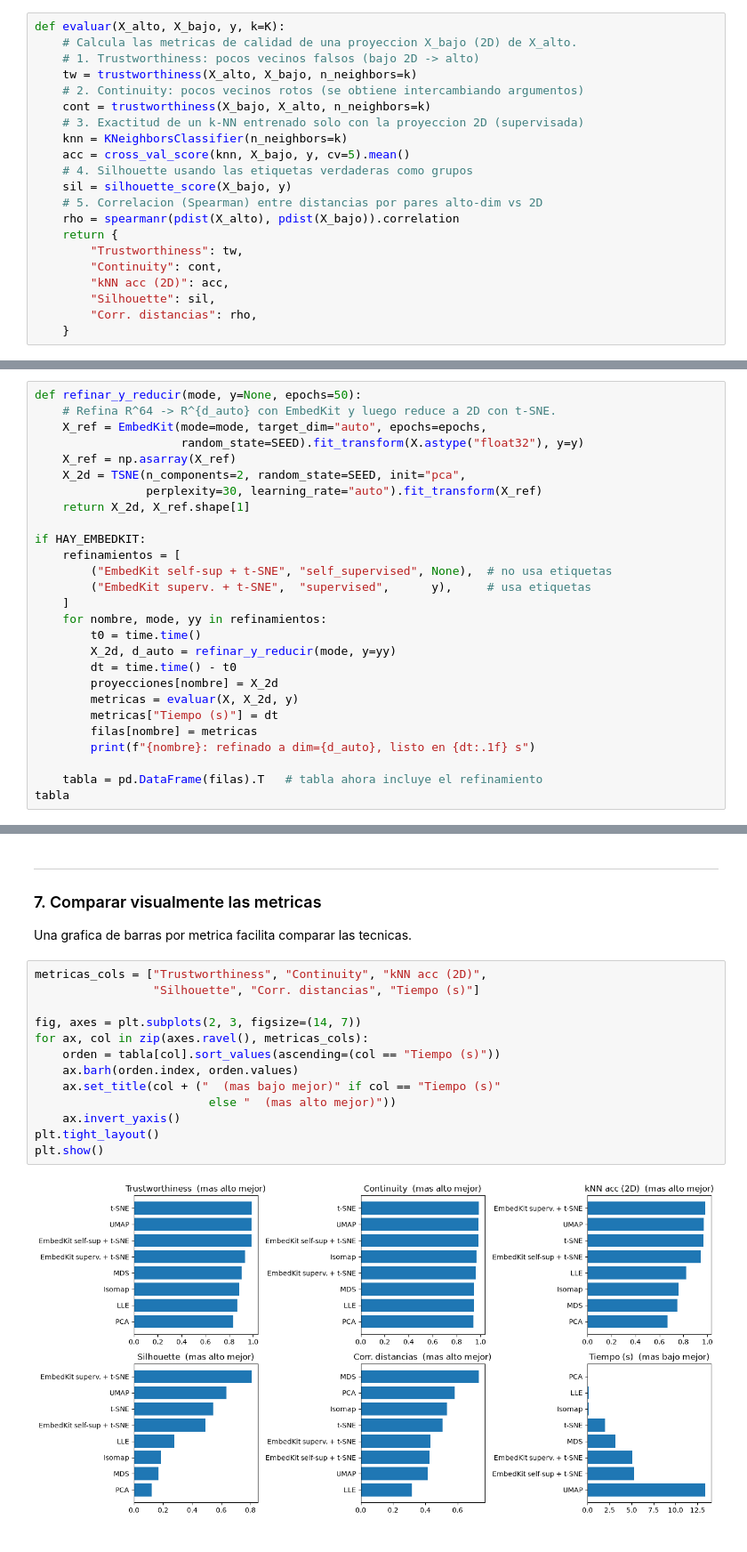
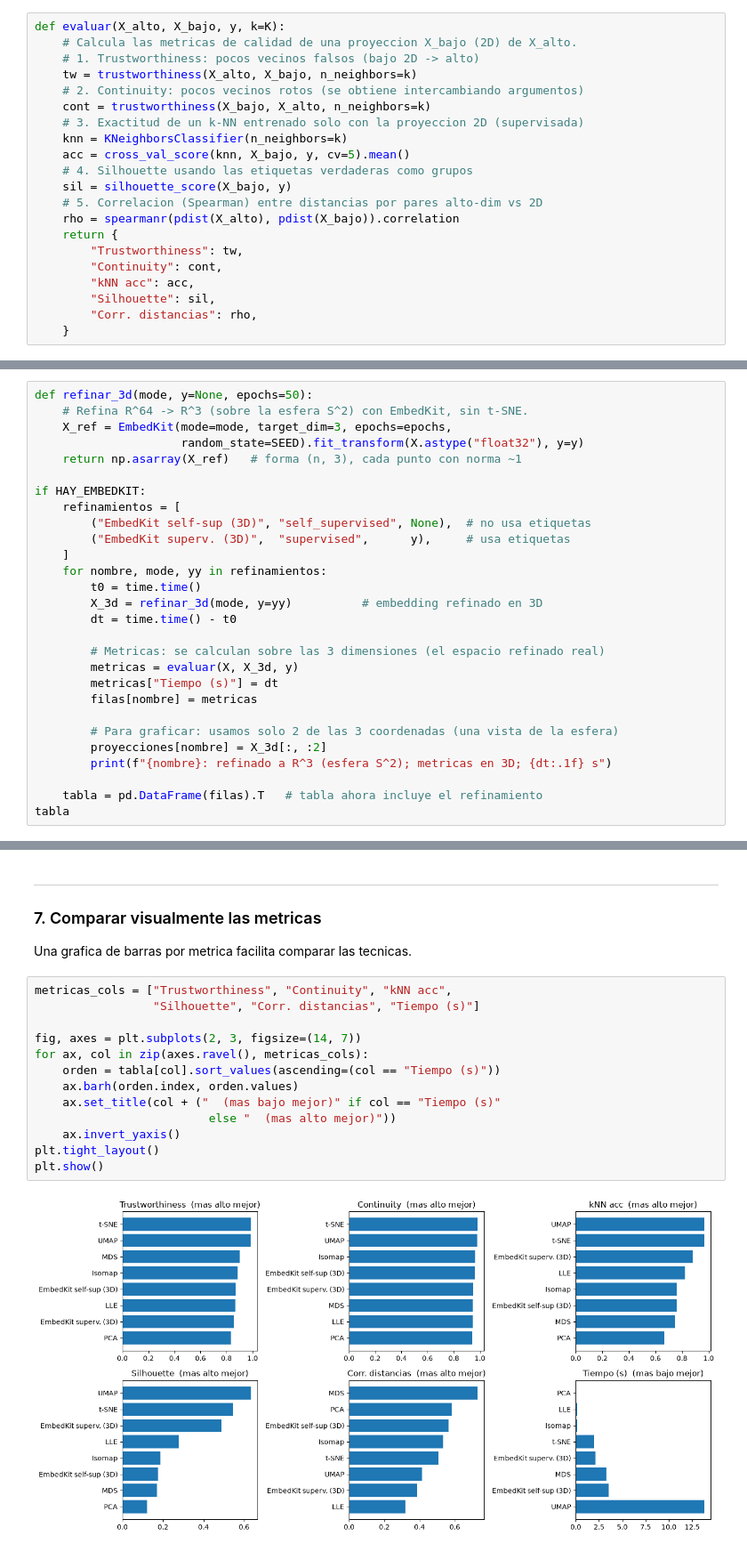
Before and after one commit to fagonzalezo/TDA-Summer2026, a Jupyter notebook: jupyter notebooks/UNAL_Bog_TDA_Comparacion_Reduccion_Dimensionalidad.ipynb, the cells around one changed output, grey strips where cells are left out. Shown at 89% size. Cells and saved outputs as stored; diff of their text form.

```diff
--- a/jupyter notebooks/UNAL_Bog_TDA_Comparacion_Reduccion_Dimensionalidad.ipynb
+++ b/jupyter notebooks/UNAL_Bog_TDA_Comparacion_Reduccion_Dimensionalidad.ipynb
@@ -167,7 +167,7 @@ def evaluar(X_alto, X_bajo, y, k=K):
     return {
         "Trustworthiness": tw,
         "Continuity": cont,
-        "kNN acc (2D)": acc,
+        "kNN acc": acc,
         "Silhouette": sil,
         "Corr. distancias": rho,
     }
@@ -261,27 +267,28 @@ contra el **t-SNE** aplicado directamente a los datos crudos.
 # %%
-def refinar_y_reducir(mode, y=None, epochs=50):
-    # Refina R^64 -> R^{d_auto} con EmbedKit y luego reduce a 2D con t-SNE.
-    X_ref = EmbedKit(mode=mode, target_dim="auto", epochs=epochs,
+def refinar_3d(mode, y=None, epochs=50):
+    # Refina R^64 -> R^3 (sobre la esfera S^2) con EmbedKit, sin t-SNE.
+    X_ref = EmbedKit(mode=mode, target_dim=3, epochs=epochs,
                      random_state=SEED).fit_transform(X.astype("float32"), y=y)
-    X_ref = np.asarray(X_ref)
-    X_2d = TSNE(n_components=2, random_state=SEED, init="pca",
-                perplexity=30, learning_rate="auto").fit_transform(X_ref)
-    return X_2d, X_ref.shape[1]
+    return np.asarray(X_ref)   # forma (n, 3), cada punto con norma ~1
 
 if HAY_EMBEDKIT:
     refinamientos = [
-        ("EmbedKit self-sup + t-SNE", "self_supervised", None),  # no usa etiquetas
-        ("EmbedKit superv. + t-SNE",  "supervised",      y),     # usa etiquetas
+        ("EmbedKit self-sup (3D)", "self_supervised", None),  # no usa etiquetas
+        ("EmbedKit superv. (3D)",  "supervised",      y),     # usa etiquetas
     ]
     for nombre, mode, yy in refinamientos:
         t0 = time.time()
-        X_2d, d_auto = refinar_y_reducir(mode, y=yy)
+        X_3d = refinar_3d(mode, y=yy)          # embedding refinado en 3D
         dt = time.time() - t0
-        proyecciones[nombre] = X_2d
-        metricas = evaluar(X, X_2d, y)
+
+        # Metricas: se calculan sobre las 3 dimensiones (el espacio refinado real)
+        metricas = evaluar(X, X_3d, y)
         metricas["Tiempo (s)"] = dt
         filas[nombre] = metricas
-        print(f"{nombre}: refinado a dim={d_auto}, listo en {dt:.1f} s")
+
+        # Para graficar: usamos solo 2 de las 3 coordenadas (una vista de la esfera)
+        proyecciones[nombre] = X_3d[:, :2]
+        print(f"{nombre}: refinado a R^3 (esfera S^2); metricas en 3D; {dt:.1f} s")
 
     tabla = pd.DataFrame(filas).T   # tabla ahora incluye el refinamiento
 tabla
@@ -349,20 +358,20 @@ plt.show()
 
 Una grafica de barras por metrica facilita comparar las tecnicas.
 # %%
-metricas_cols = ["Trustworthiness", "Continuity", "kNN acc (2D)",
+metricas_cols = ["Trustworthiness", "Continuity", "kNN acc",
                  "Silhouette", "Corr. distancias", "Tiempo (s)"]
 
 fig, axes = plt.subplots(2, 3, figsize=(14, 7))
 for ax, col in zip(axes.ravel(), metricas_cols):
     orden = tabla[col].sort_values(ascending=(col == "Tiempo (s)"))
     ax.barh(orden.index, orden.values)
     ax.set_title(col + ("  (mas bajo mejor)" if col == "Tiempo (s)"
                          else "  (mas alto mejor)"))
     ax.invert_yaxis()
 plt.tight_layout()
 plt.show()
 # %% [output]
-[figure, old version]
+[figure, new version]
 # %% [markdown]
 ---
 ### 8. Discusion
```
Also changed, not shown: parts of 9 cells of this notebook.
